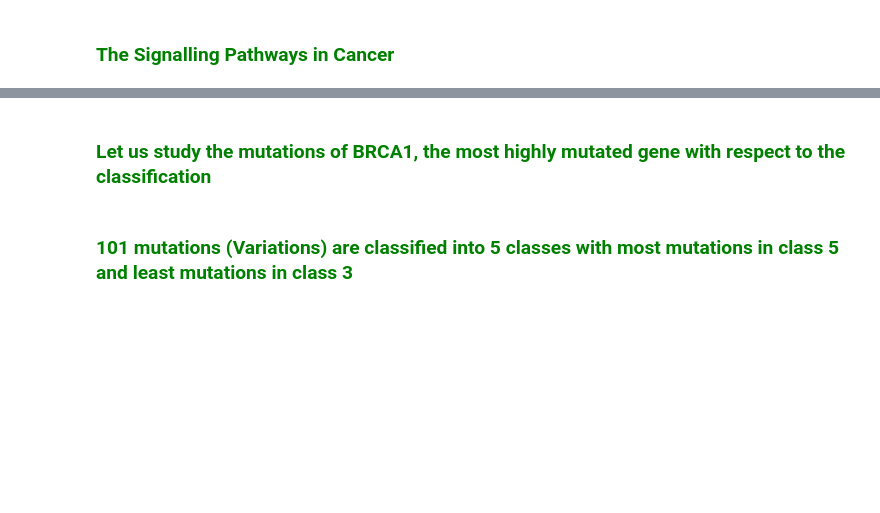
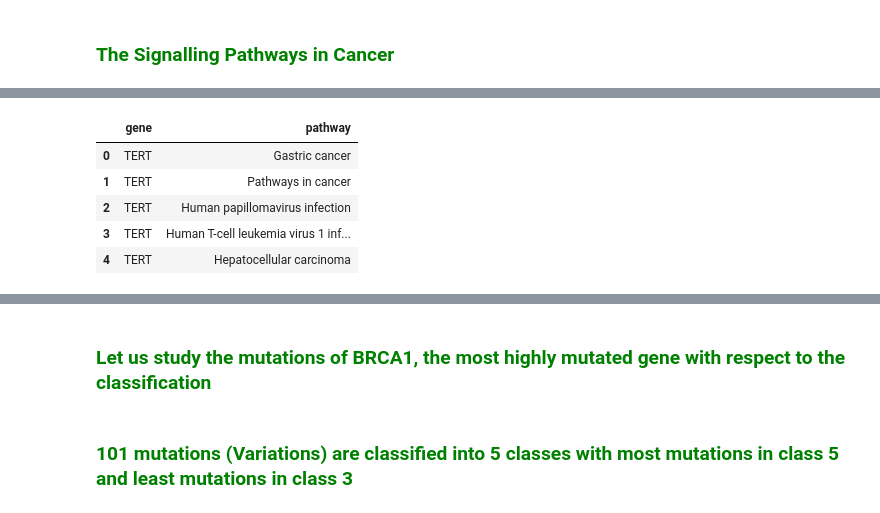
Before and after one commit to me-nobody/jovian-ml-project, a Jupyter notebook: jovian-ml-project-030122.ipynb, the cells around one changed output, grey strips where cells are left out. Saved outputs shown, nothing was run; the diff lists cells and outputs as text; code cells hidden in the pictures; blank space fills up the shorter version.

```diff
--- a/jovian-ml-project-030122.ipynb
+++ b/jovian-ml-project-030122.ipynb
@@ -208,3 +208,5 @@ train_df[train_df['Class']==7].groupby('Gene')[['Variation']].count().boxplot(ve
 train_df[train_df['Class']==7]['Variation'].nunique()
 # %% [output]
 889
+# %%
+class_7_genes=train_df[train_df['Class']==7]['Gene'].drop_duplicates().tolist()
@@ -342,0 +343,2 @@ y_km = km.fit_predict(gene_pathway_matrix)
+# %%
+class7_gene_pathway=df_gene_pathway(class_7_genes)
@@ -342,0 +390,9 @@ y_km = km.fit_predict(gene_pathway_matrix)
+# %%
+class7_gene_pathway.head()
+# %% [output]
+|  | gene | pathway |
+| 0 | TERT | Gastric cancer |
+| 1 | TERT | Pathways in cancer |
+| 2 | TERT | Human papillomavirus infection |
+| 3 | TERT | Human T-cell leukemia virus 1 inf... |
+| 4 | TERT | Hepatocellular carcinoma |
```
Also changed, not shown: parts of 57 cells of this notebook, 1 other file.
